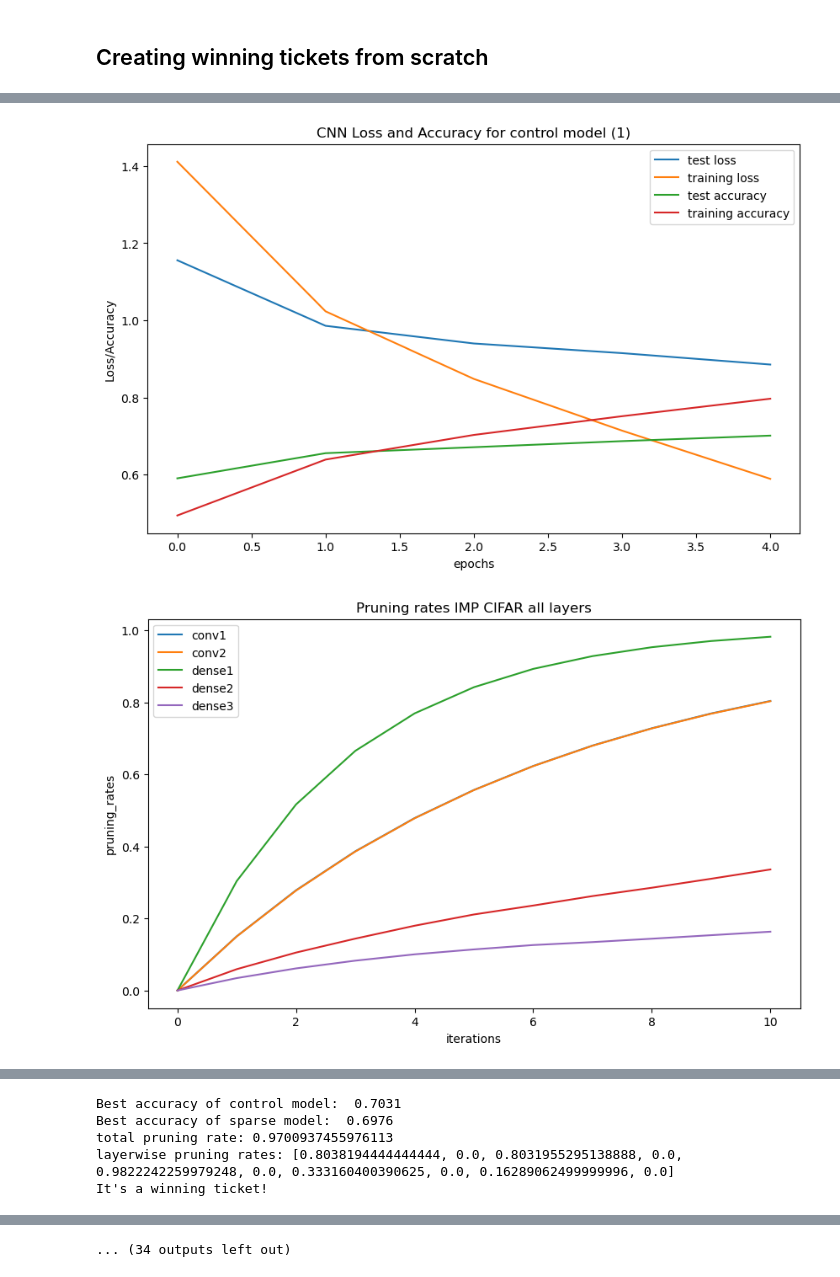
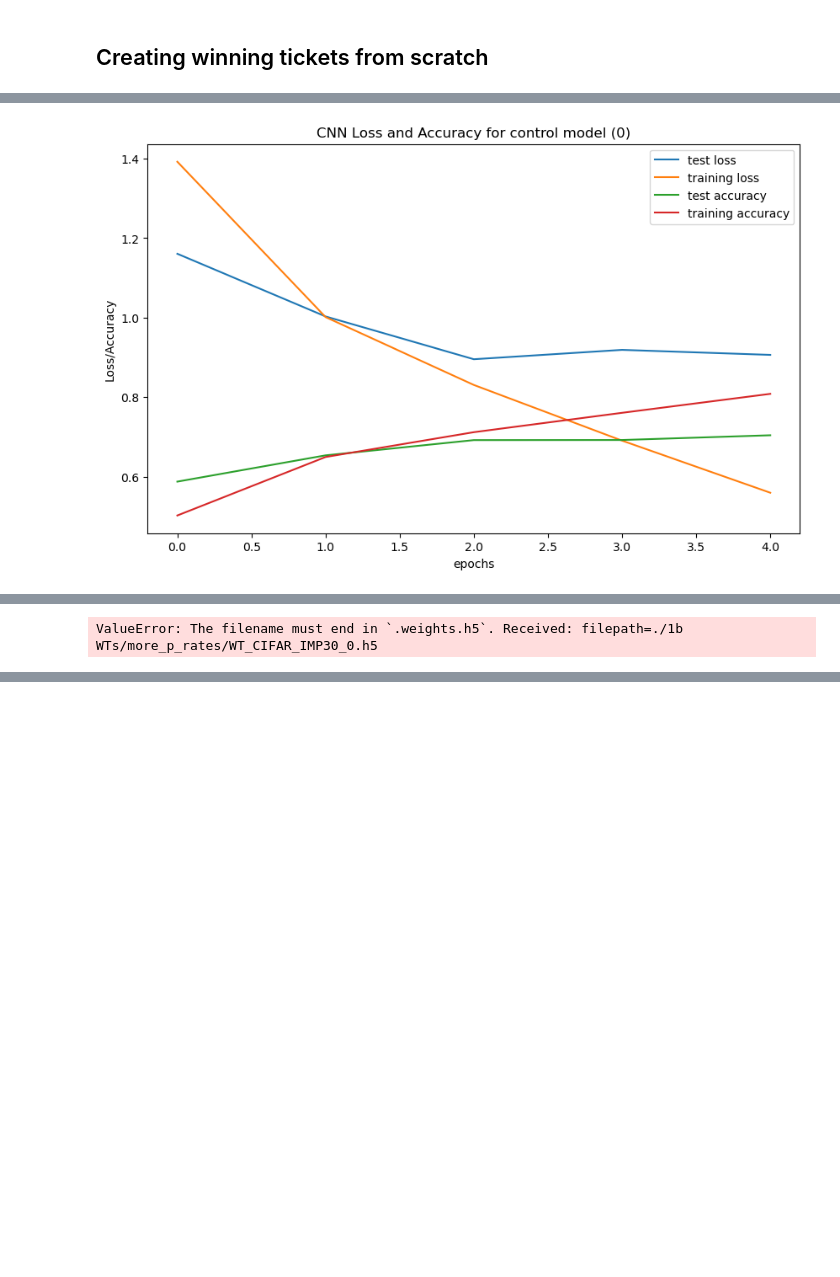
Before and after one commit to Ernalein/ThesisLTH, a Jupyter notebook: 1a Creating WTs with IMP.ipynb, the cells around one changed output, grey strips where cells are left out. Cells and saved outputs as stored; diff of their text form; code cells hidden in the pictures; blank space fills up the shorter version.

Commit message:
debugging weight format stuff

```diff
--- a/1a Creating WTs with IMP.ipynb
+++ b/1a Creating WTs with IMP.ipynb
@@ -192,7 +199,7 @@ def imp(datasetname, train, test, model, run, iterations=10, epochs_per_it=5, pr
 
         # save current model
         if save_in_between:
-            model.save_weights(f"./1b WTs/more_p_rates/WT_{datasetname}_IMP{int(np.round(get_pruning_rate(new_weights),2)*100)}_{run}", save_format="h5", overwrite=True)
+            model.save_weights(f"./1b WTs/more_p_rates/WT_{datasetname}_IMP{int(np.round(get_pruning_rate(new_weights),2)*100)}_{run}.h5", overwrite=True)
 
     # plotting the pruning rates for each layer per iteration
     pruning_rates = np.array(pruning_rates)
@@ -290,12 +297,12 @@ def create_lottery_tickets(runs, dataset, save_in_between = True):
             sparse_model = CNN2Model()
             sparse_model(list(train_dataset)[0][0])
             sparse_model.set_weights(sparse_weights)
-            sparse_model.save_weights(f"./1b WTs/more_p_rates/WT_{dataset}_IMP{int(np.round(get_pruning_rate(sparse_weights),2)*100)}_{r}", save_format="h5", overwrite=True)
+            sparse_model.save_weights(f"./1b WTs/more_p_rates/WT_{dataset}_IMP{int(np.round(get_pruning_rate(sparse_weights),2)*100)}_{r}.h5", overwrite=True)
 
         else:
             print("It's not a winning ticket.")
 # %%
-create_lottery_tickets(range(1,10), "CIFAR", save_in_between=True)
+create_lottery_tickets(range(10), "CIFAR", save_in_between=True)
 #create_lottery_tickets(range(10,15), "SVHN")
 #create_lottery_tickets(range(10,15), "CINIC")
 # %% [output]
@@ -309,2 +316 @@ create_lottery_tickets(range(1,10), "CIFAR", save_in_between=True)
-[figure, old version]
+[figure, new version]
-[figure, removed]
@@ -322,5 +327 @@ It's a winning ticket!
-Best accuracy of control model:  0.7031
-Best accuracy of sparse model:  0.6976
-total pruning rate: 0.9700937455976113
-layerwise pruning rates: [0.8038194444444444, 0.0, 0.8031955295138888, 0.0, 0.9822242259979248, 0.0, 0.333160400390625, 0.0, 0.16289062499999996, 0.0]
-It's a winning ticket!
+ValueError: The filename must end in `.weights.h5`. Received: filepath=./1b WTs/more_p_rates/WT_CIFAR_IMP30_0.h5
@@ -328 +327,0 @@ It's a winning ticket!
-... (34 outputs left out)
```
Also changed, not shown: parts of 3 cells of this notebook.
